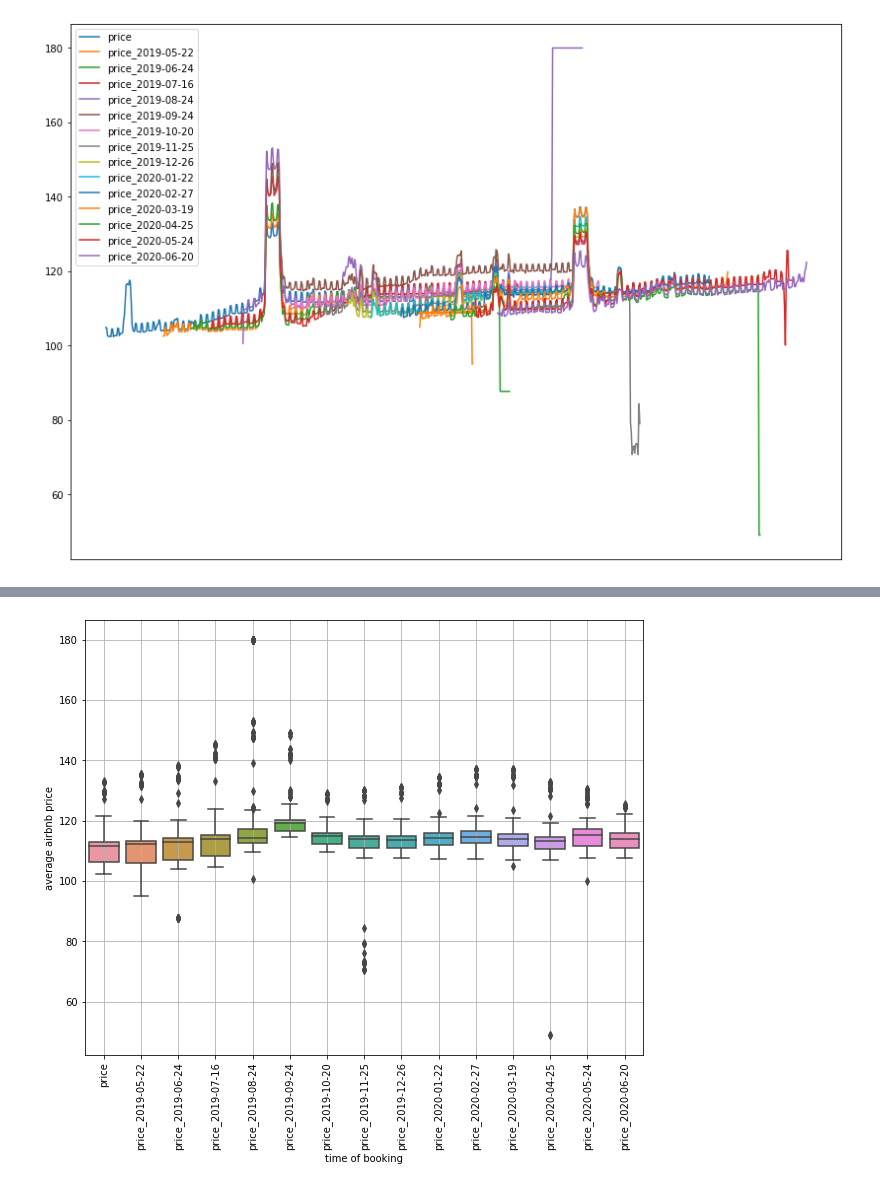
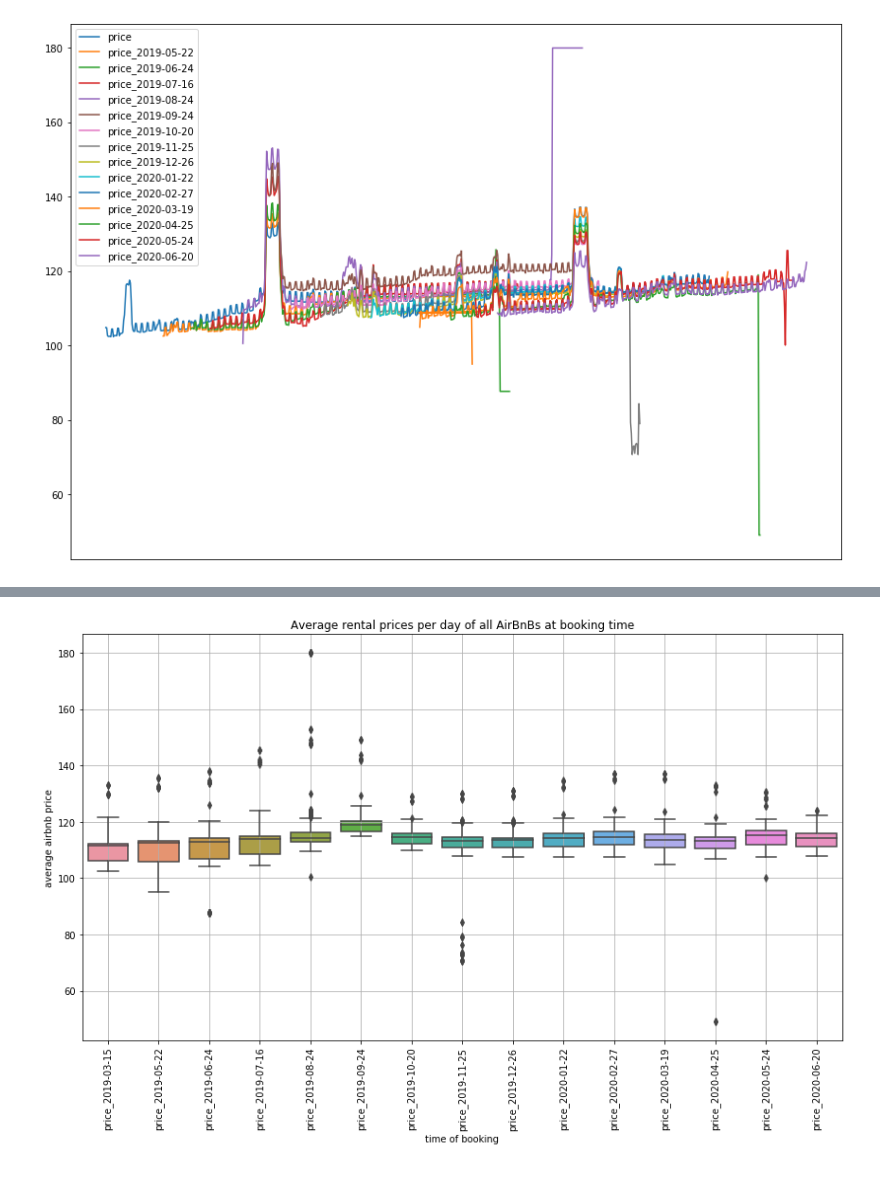
Before and after one commit to alexweinfurter/munich-airbnb-data, a Jupyter notebook: notebooks/data_exploration.ipynb, the cells around one changed output, grey strips where cells are left out. Drawn from its saved outputs; the diff is of its cells as text; code cells hidden in the pictures.

```diff
--- a/notebooks/data_exploration.ipynb
+++ b/notebooks/data_exploration.ipynb
@@ -208,0 +151,3 @@ calendar[calendar["price"].notna()].groupby("date")["price"].mean().plot(figsize
+# %%
+calendar["date"] = pd.to_datetime(calendar.date)
+calendar["dayofweek"] = calendar["date"].dt.dayofweek
@@ -264,0 +191,6 @@ mean_prices = calendar.groupby("date")[calendar.columns[calendar.columns.str.con
+# %%
+calendar_melted = pd.melt(calendar.loc[:, calendar.columns.str.contains("price_|date")], id_vars=["date"]).dropna()
+# %%
+daily_mean_prices = calendar_melted.groupby(["variable","date"]).value.mean()
+# %%
+daily_mean_prices = daily_mean_prices.to_frame().reset_index()
@@ -265,9 +203,12 @@ mean_prices = calendar.groupby("date")[calendar.columns[calendar.columns.str.con
 # %%
-plt.figure(figsize=(10,8))
-sns.boxplot(x="variable", y="value", data=pd.melt(mean_prices))
+plt.figure(figsize=(12,8))
+sns.boxplot(x="variable",y="value",data=daily_mean_prices[daily_mean_prices["date"].dt.month!=9])
 plt.xticks(rotation=90)
+plt.title("Average rental prices per day of all AirBnBs at booking time")
 plt.xlabel("time of booking")
 plt.ylabel("average airbnb price")
 plt.grid(True)
+plt.tight_layout()
+plt.savefig("../img/prices_at_booking_time", dpi=300)
 # %% [output]
-[figure, old version]
+[figure, new version]
```
Also changed, not shown: parts of 21 cells of this notebook.
